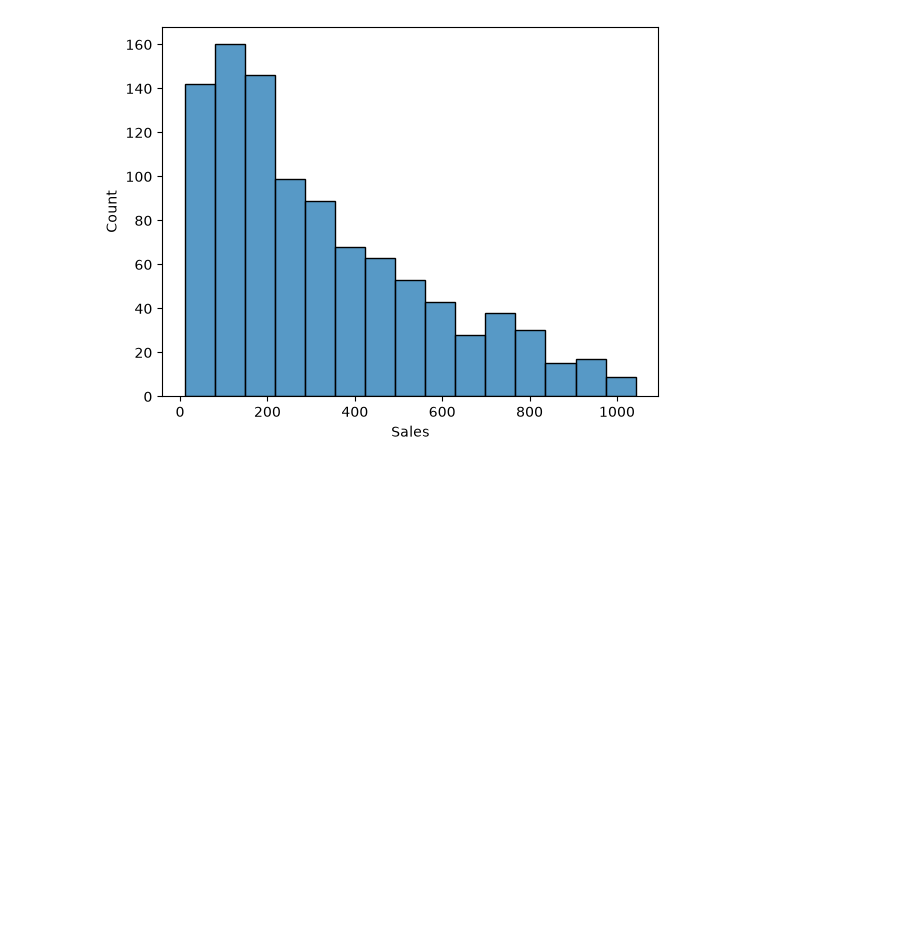
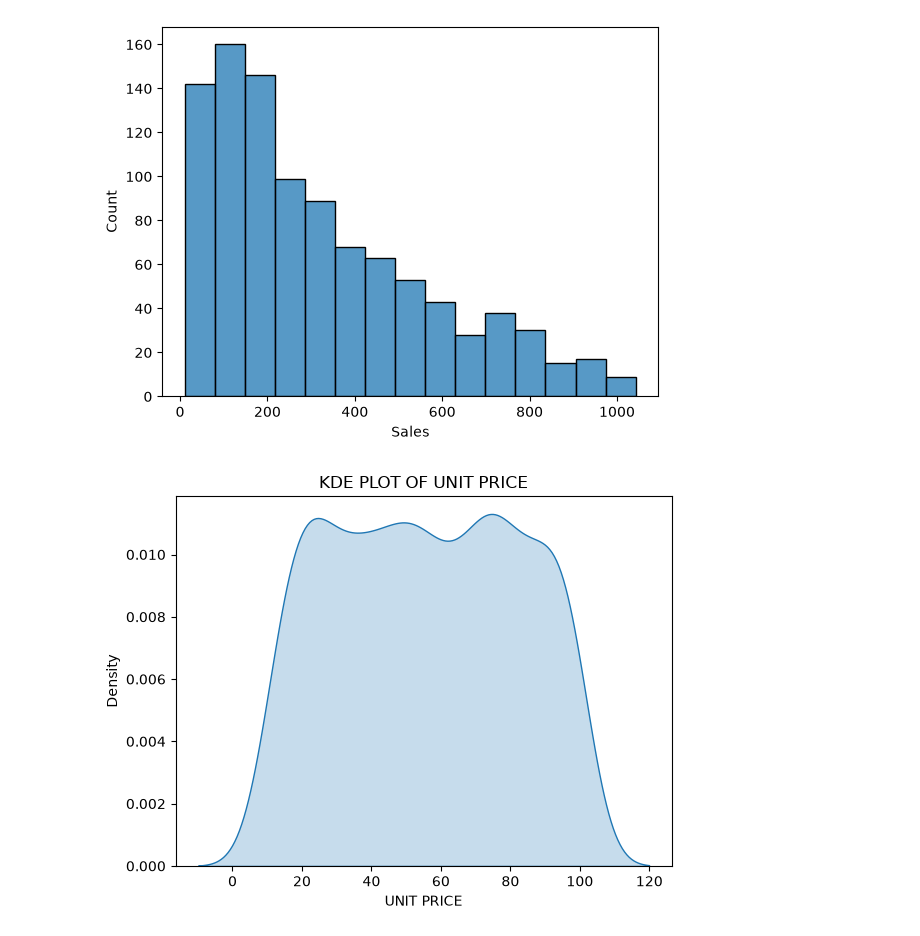
Before and after one commit to Brajcoder/Machine_Learning, a Jupyter notebook: assignments/EDA_worksheet.ipynb, the cells around one changed output. Saved outputs shown, nothing was run; the diff lists cells and outputs as text; code cells hidden in the pictures; blank space fills up the shorter version.

```diff
--- a/assignments/EDA_worksheet.ipynb
+++ b/assignments/EDA_worksheet.ipynb
@@ -196,3 +196,11 @@ for i in Numeric:
 [figure]
 [figure]
 [figure]
+# %%
+sns.kdeplot(df['Unit price'],fill=True)
+plt.title("KDE PLOT OF UNIT PRICE")
+plt.xlabel("UNIT PRICE")
+plt.ylabel("Density")
+plt.show()
+# %% [output]
+[figure, added]
```
Also changed, not shown: parts of 8 cells of this notebook, 5 other files.
